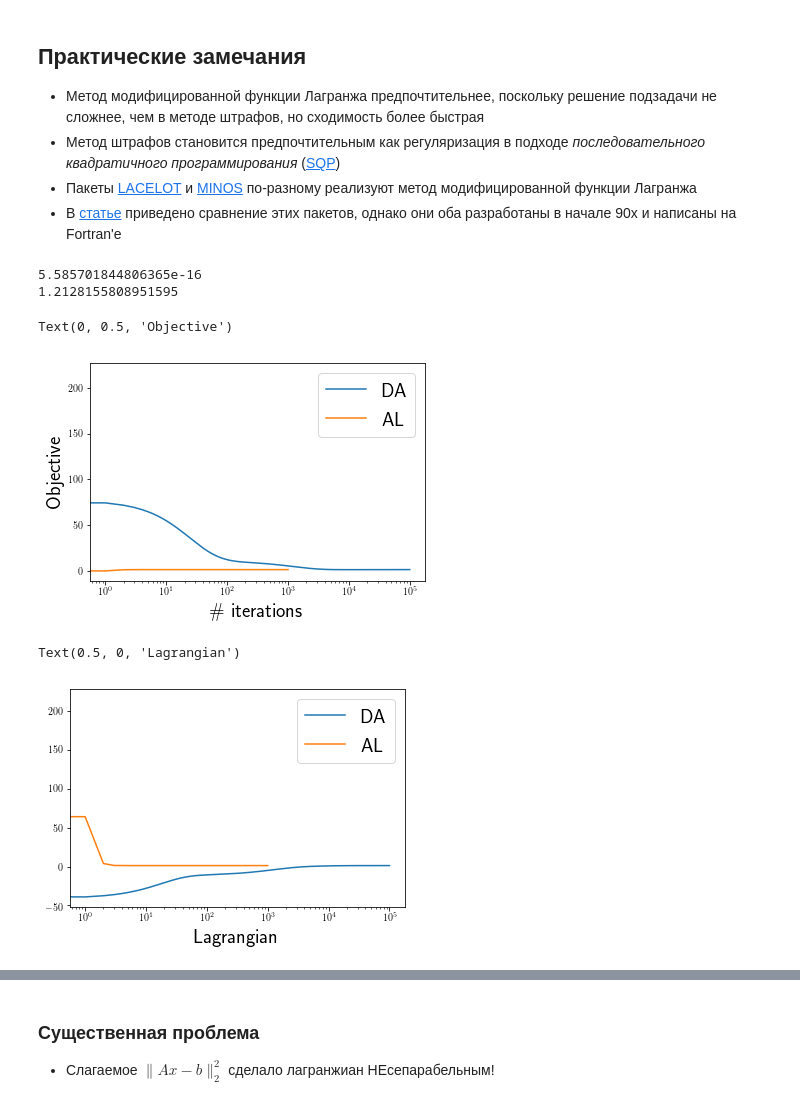
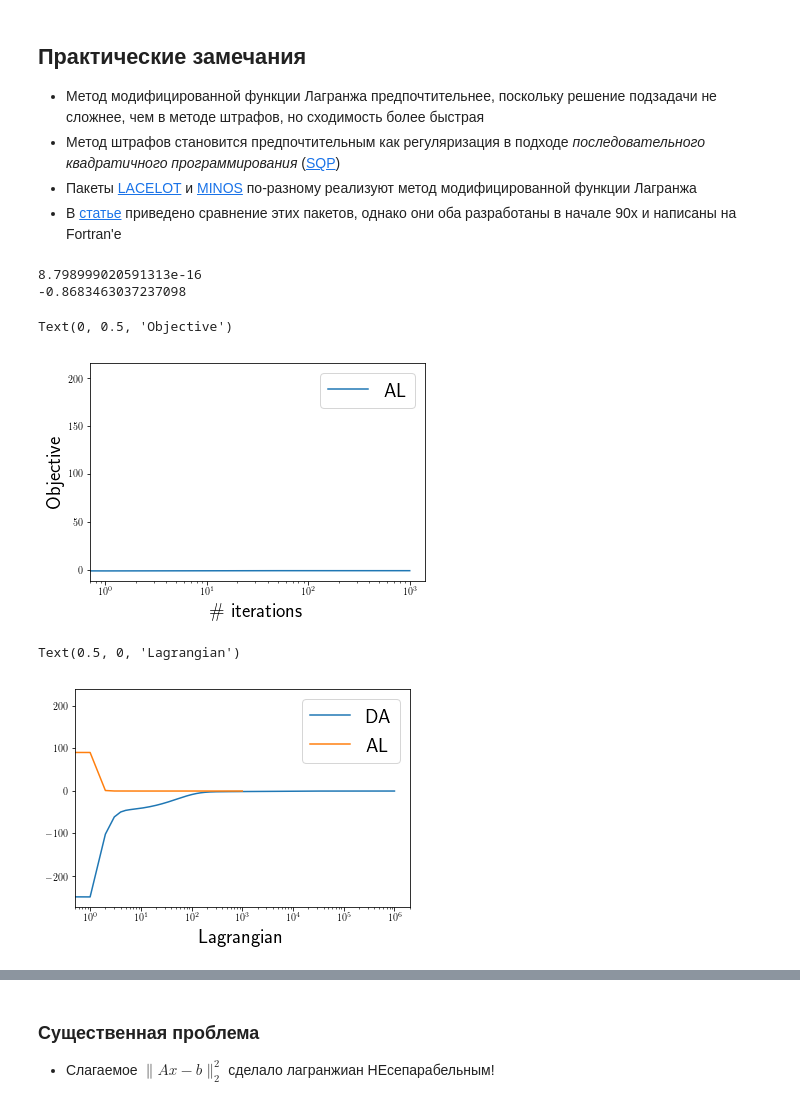
Before and after one commit to amkatrutsa/cet_opt_met, a Jupyter notebook: 09-admm/penalty_admm.ipynb, the cells around one changed output, grey strips where cells are left out. Saved outputs shown, nothing was run; the diff lists cells and outputs as text; code cells hidden in the pictures.

```diff
--- a/09-admm/penalty_admm.ipynb
+++ b/09-admm/penalty_admm.ipynb
@@ -366,7 +365,7 @@ optimal rho estimate: 3.92e-02
 x0 = np.random.randn(n)
 lam0 = np.random.randn(m)
 
-max_iter = 100000
+max_iter = 1000000
 alpha = 1e-4
 
 def f(x):
@@ -526,19 +529,19 @@ x_al, lam_al, conv_x_al, conv_lam_al = augmented_lagrangian(update_x_al, A, b, r
 print(np.linalg.norm(A @ x_al - b))
 print(0.5 * x_al @ P @ x_al - c @ x_al)
 # %% [output]
-5.585701844806365e-16
-1.2128155808951595
+8.798999020591313e-16
+-0.8683463037237098
 # %%
-plt.plot([f(x) for x in conv_x_da], label="DA")
+# plt.plot([f(x) for x in conv_x_da], label="DA")
 plt.plot([f(x) for x in conv_x_al], label="AL")
 # plt.yscale("log")
 plt.xscale("log")
 plt.legend(fontsize=20)
 plt.xlabel("\# iterations", fontsize=20)
 plt.ylabel("Objective", fontsize=20)
 # %% [output]
 Text(0, 0.5, 'Objective')
-[figure, old version]
+[figure, new version]
 # %%
 plt.plot([L(x, lam) for x, lam in zip(conv_x_da, conv_lam_da)],
          label="DA")
@@ -550,7 +553,7 @@ plt.xlabel("\# iterations", fontsize=20)
 plt.xlabel("Lagrangian", fontsize=20)
 # %% [output]
 Text(0.5, 0, 'Lagrangian')
-[figure, old version]
+[figure, new version]
 # %%
 plt.semilogy([np.linalg.norm(A @ x - b) for x in conv_x_da], label="DA")
 plt.semilogy([np.linalg.norm(A @ x - b) for x in conv_x_al], label="AL")
```
Also changed, not shown: parts of 19 cells of this notebook.
